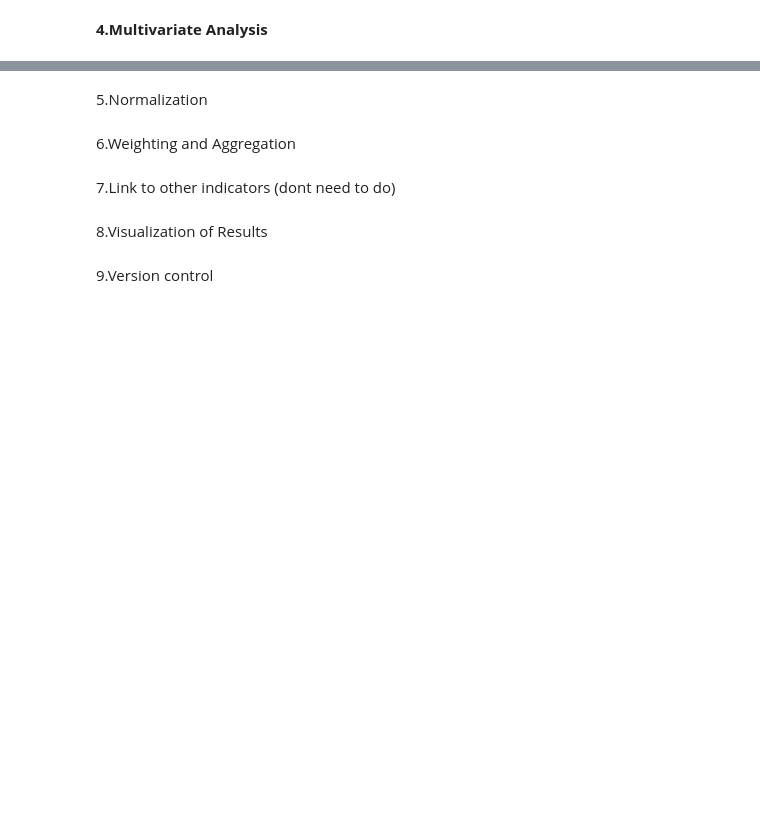
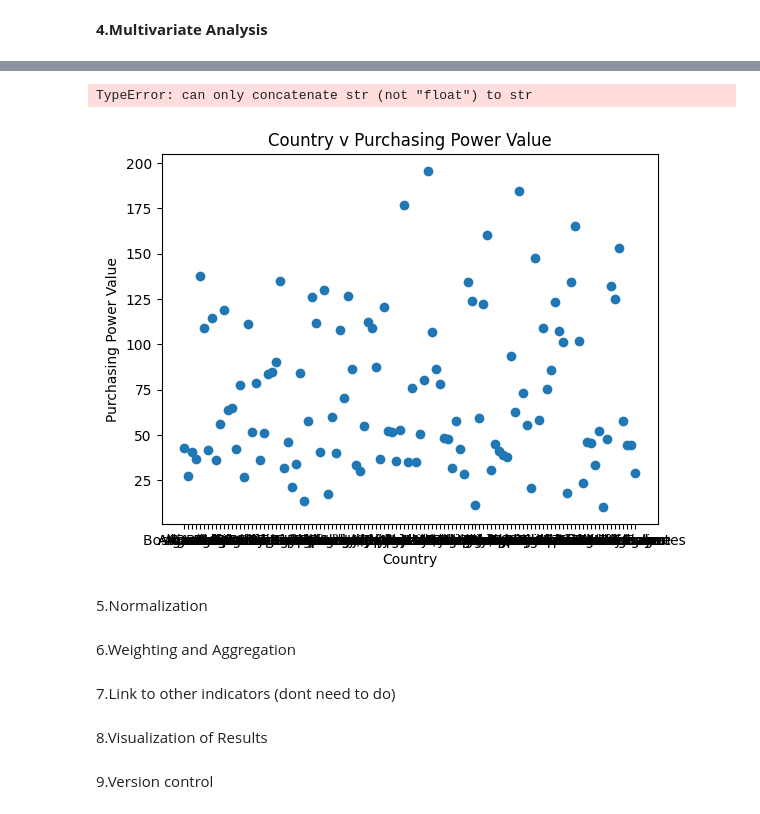
Before and after one commit to NojusMat/DataVisCA1, a Jupyter notebook: DataVisCA1_NojusMatusevicius_SD4A.ipynb, the cells around one changed output, grey strips where cells are left out. Drawn from its saved outputs; the diff is of its cells as text; code cells hidden in the pictures; blank space fills up the shorter version.

```diff
--- a/DataVisCA1_NojusMatusevicius_SD4A.ipynb
+++ b/DataVisCA1_NojusMatusevicius_SD4A.ipynb
@@ -238,0 +220,24 @@ None
+# %%
+CountryData_Clean = countryData.dropna(subset=['Quality of Life Category'])
+CountryData_Clean.rename(columns={'country': 'Country'}, inplace=True)
+CountryData_Clean.rename(columns={'Purchasing Power Value': 'Purchasing_Power_Value'}, inplace=True)
+CountryData_Clean.rename(columns={'Purchasing Power Category': 'Purchasing_Power_Category'}, inplace=True)
+CountryData_Clean.rename(columns={'Safety Value': 'Safety_Value'}, inplace=True)
+CountryData_Clean.rename(columns={'Safety Category': 'Safety_Category'}, inplace=True)
+CountryData_Clean.rename(columns={'Health Care Value': 'Health_Care_Value'}, inplace=True)
+CountryData_Clean.rename(columns={'Health Care Category': 'Health_Care_Category'}, inplace=True)
+CountryData_Clean.rename(columns={'Climate Value': 'Climate_Value'}, inplace=True)
+CountryData_Clean.rename(columns={'Climate Category': 'Climate_Category'}, inplace=True)
+CountryData_Clean.rename(columns={'Cost of Living Value': 'Cost_of_Living_Value'}, inplace=True)
+CountryData_Clean.rename(columns={'Cost of Living Category': 'Cost_of_Living_Category'}, inplace=True)
+CountryData_Clean.rename(columns={'Property Price to Income Value': 'Property_Price_to_Income_Value'}, inplace=True)
+CountryData_Clean.rename(columns={'Property Price to Income Category': 'Property_Price_to_Income_Category'}, inplace=True)
+CountryData_Clean.rename(columns={'Traffic Commute Time Value': 'Traffic_Commute_Time_Value'}, inplace=True)
+CountryData_Clean.rename(columns={'Traffic Commute Time Category': 'Traffic_Commute_Time_Category'}, inplace=True)
+CountryData_Clean.rename(columns={'Pollution Value': 'Pollution_Value'}, inplace=True)
+CountryData_Clean.rename(columns={'Pollution Category': 'Pollution_Category'}, inplace=True)
+CountryData_Clean.rename(columns={'Quality of Life Value': 'Quality_of_Life_Value'}, inplace=True)
+CountryData_Clean.rename(columns={'Quality of Life Category': 'Quality_of_Life_Category'}, inplace=True)
+
+print(CountryData_Clean.isnull().sum())
+print(CountryData_Clean.info())
@@ -363,0 +384,3 @@ print(CountryData_Clean.head())
+# %%
+CountryData_Clean.rename(columns={'country': 'Country'}, inplace=True)
+print(CountryData_Clean.head())
@@ -366,3 +476,12 @@ print(CountryData_Clean.head())
+# %%
+plt.title("Country v Purchasing Power Value")
+plt.xlabel("Country")
+plt.ylabel("Purchasing Power Value")
+plt.scatter(CountryData_Clean.Country, CountryData_Clean.Purchasing_Power_Value)
+plt.plot(np.unique(CountryData_Clean.Country), np.poly1d(np.polyfit(CountryData_Clean.Country, CountryData_Clean.Purchasing_Power_Value, 1))(np.unique(CountryData_Clean.Country)))
+# %% [output]
+TypeError: can only concatenate str (not "float") to str
+[figure, added]
 # %% [markdown]
 5.Normalization
 # %% [markdown]
```
Also changed, not shown: parts of 8 cells of this notebook.
